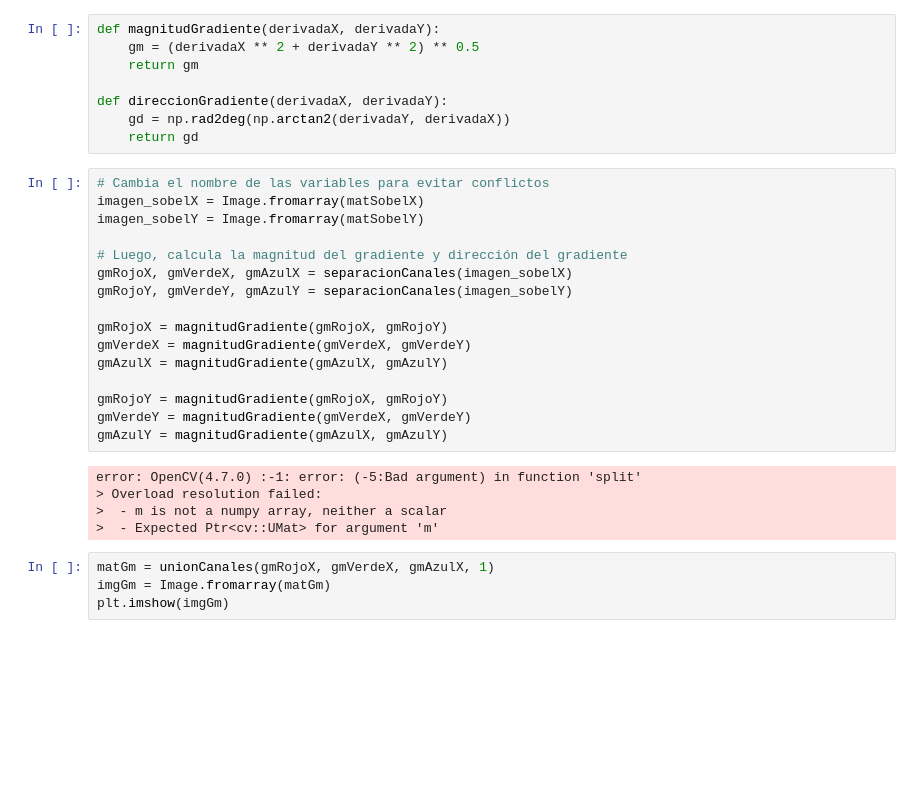
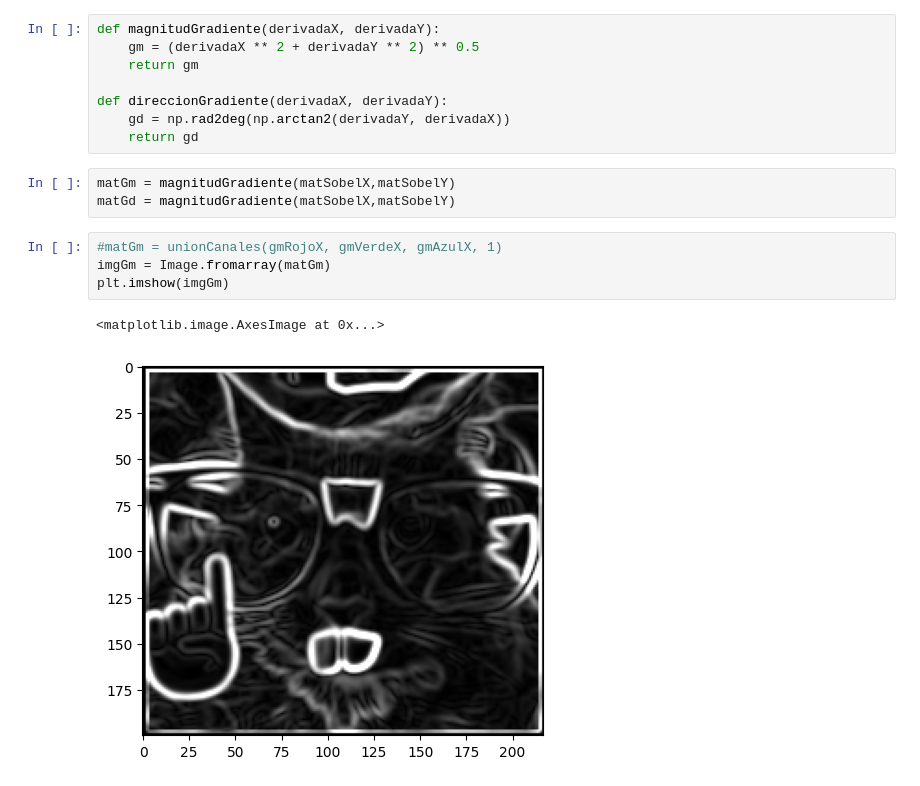
Before and after one commit to ValeriaJahzeel/Vision_Artificial, a Jupyter notebook: Tarea_1.3/TAR_VA_3_ValeriaJahzeelCastañonHernandez.ipynb, the cells around one changed output. Saved outputs shown, nothing was run; the diff lists cells and outputs as text; blank space fills up the shorter version.

```diff
--- a/Tarea_1.3/TAR_VA_3_ValeriaJahzeelCastañonHernandez.ipynb
+++ b/Tarea_1.3/TAR_VA_3_ValeriaJahzeelCastañonHernandez.ipynb
@@ -130,29 +102,14 @@ def magnitudGradiente(derivadaX, derivadaY):
 def direccionGradiente(derivadaX, derivadaY):
     gd = np.rad2deg(np.arctan2(derivadaY, derivadaX))
     return gd
-# %%
-# Cambia el nombre de las variables para evitar conflictos
-imagen_sobelX = Image.fromarray(matSobelX)
-imagen_sobelY = Image.fromarray(matSobelY)
-
-# Luego, calcula la magnitud del gradiente y dirección del gradiente
-gmRojoX, gmVerdeX, gmAzulX = separacionCanales(imagen_sobelX)
-gmRojoY, gmVerdeY, gmAzulY = separacionCanales(imagen_sobelY)
-
-gmRojoX = magnitudGradiente(gmRojoX, gmRojoY)
-gmVerdeX = magnitudGradiente(gmVerdeX, gmVerdeY)
-gmAzulX = magnitudGradiente(gmAzulX, gmAzulY)
-
-gmRojoY = magnitudGradiente(gmRojoX, gmRojoY)
-gmVerdeY = magnitudGradiente(gmVerdeX, gmVerdeY)
-gmAzulY = magnitudGradiente(gmAzulX, gmAzulY)
-# %% [output]
-error: OpenCV(4.7.0) :-1: error: (-5:Bad argument) in function 'split'
-> Overload resolution failed:
->  - m is not a numpy array, neither a scalar
->  - Expected Ptr<cv::UMat> for argument 'm'
+# %%
+matGm = magnitudGradiente(matSobelX,matSobelY)
+matGd = magnitudGradiente(matSobelX,matSobelY)
 # %%
-matGm = unionCanales(gmRojoX, gmVerdeX, gmAzulX, 1)
+#matGm = unionCanales(gmRojoX, gmVerdeX, gmAzulX, 1)
 imgGm = Image.fromarray(matGm)
 plt.imshow(imgGm)
+# %% [output]
+<matplotlib.image.AxesImage at 0x...>
+[figure, added]
 # %%
```
Also changed, not shown: parts of 8 cells of this notebook.
